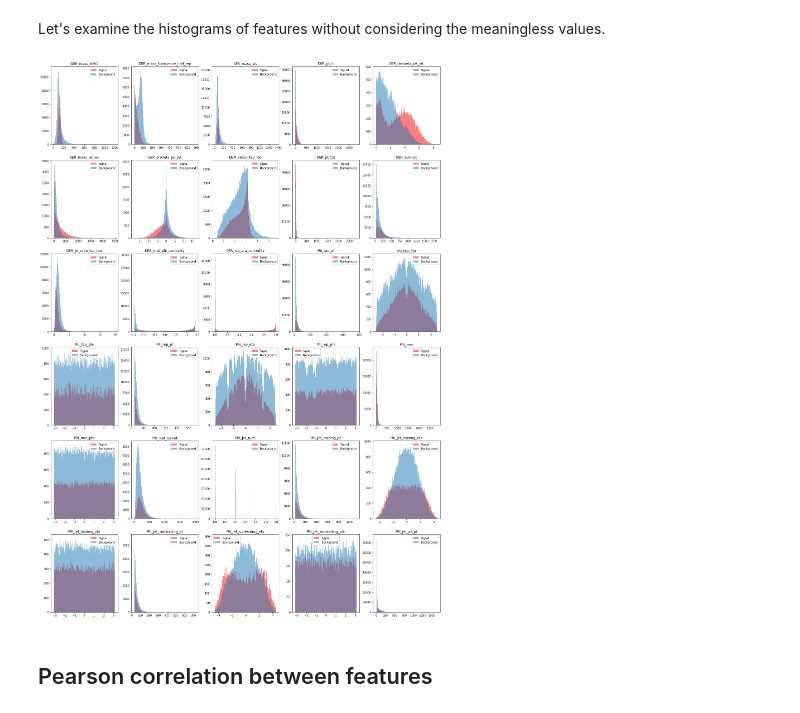
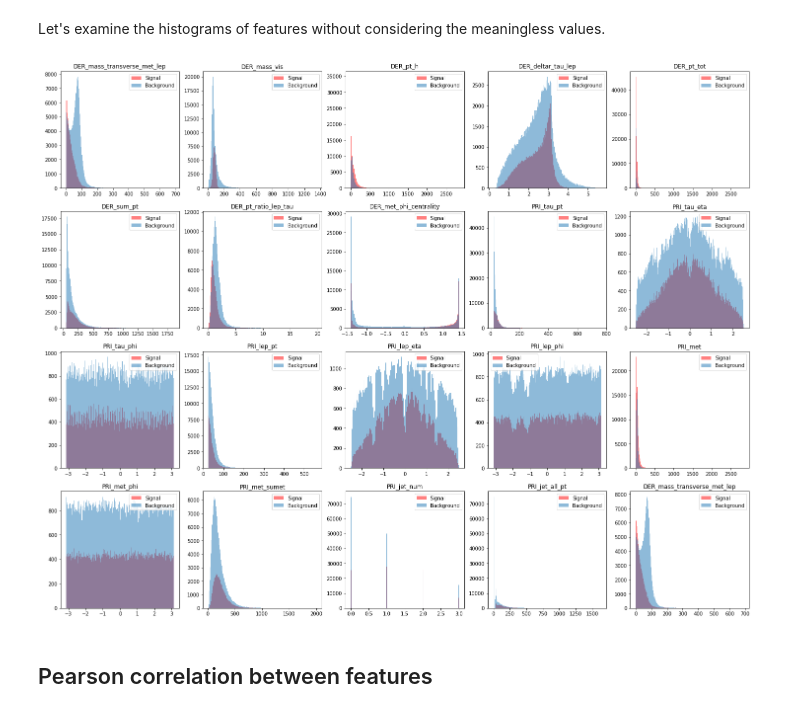
Before and after one commit to canaltinigne/EPFL-ML-Project_1, a Jupyter notebook: code/Feature_Engineering.ipynb, the cells around one changed output. Drawn from its saved outputs; the diff is of its cells as text; code cells hidden in the pictures.

```diff
--- a/code/Feature_Engineering.ipynb
+++ b/code/Feature_Engineering.ipynb
@@ -70,3 +70,15 @@ for i in range(n_features):
 29 - PRI_jet_all_pt: 0
 # %% [markdown]
 We are checking if the features that have same number of meaningless values have them in the same element in the dataset
+# %%
+not_nan_columns = []
+nan_columns = []
+
+for i in range(n_features):
+    if len(np.where(X_train[:,i] == -999)[0]) == 0:
+        not_nan_columns.append((i, columns[i]))
+    else:
+        nan_columns.append((i, columns[i]))
+
+print("NOT NAN COLUMNS:")
+not_nan_columns
@@ -106,19 +155,20 @@ PRI_jet_leading_pt = PRI_jet_leading_phi: True
 # %% [markdown]
 Let's examine the histograms of features without considering the meaningless values.
 # %%
-fig, axs = plt.subplots(6, 5, figsize=(25,36))
+fig, axs = plt.subplots(4, 5, figsize=(25,20))
 counter = 0
 # We can set the number of bins with the `bins` kwarg
-for i in range(6):
+for i in range(4):
     for j in range(5):
-        axs[i,j].hist(np.array([x for j,x in enumerate(X_train[:,counter]) if (x != -999 and y_train[j] == 1)]),
+        axs[i,j].hist(np.array([x for j,x in enumerate(X_train[:,not_nan_columns[counter][0]]) if (y_train[j] == 1)]),
                       bins=200, alpha=0.5, color='red', label='Signal')
-        axs[i,j].hist(np.array([x for j,x in enumerate(X_train[:,counter]) if (x != -999 and y_train[j] == 0)]),
+        axs[i,j].hist(np.array([x for j,x in enumerate(X_train[:,not_nan_columns[counter][0]]) if (y_train[j] == 0)]),
                       bins=200, alpha=0.5, label = 'Background')
-        axs[i, j].set_title(columns[counter])
+        axs[i, j].set_title(not_nan_columns[counter][1])
         axs[i,j].legend()
         counter += 1
+        counter = counter % 19
 # %% [output]
-[figure, old version]
+[figure, new version]
 # %% [markdown]
 ## Pearson correlation between features
```
Also changed, not shown: parts of 32 cells of this notebook, 5 other files.
